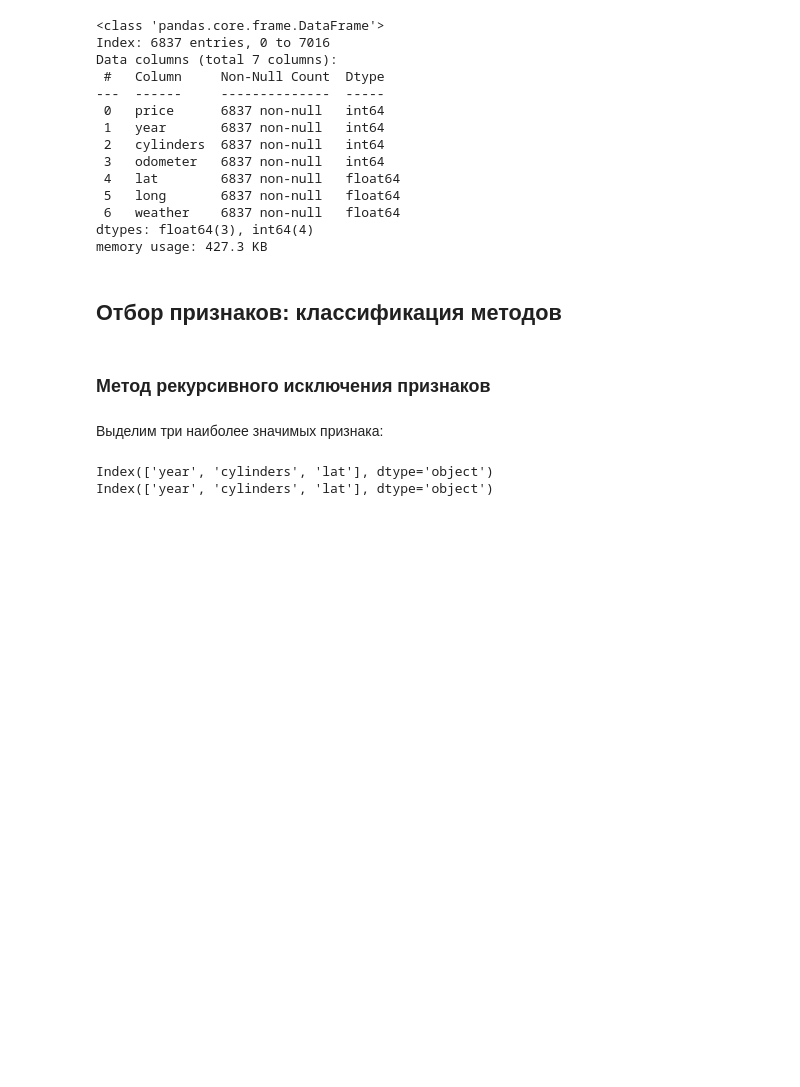
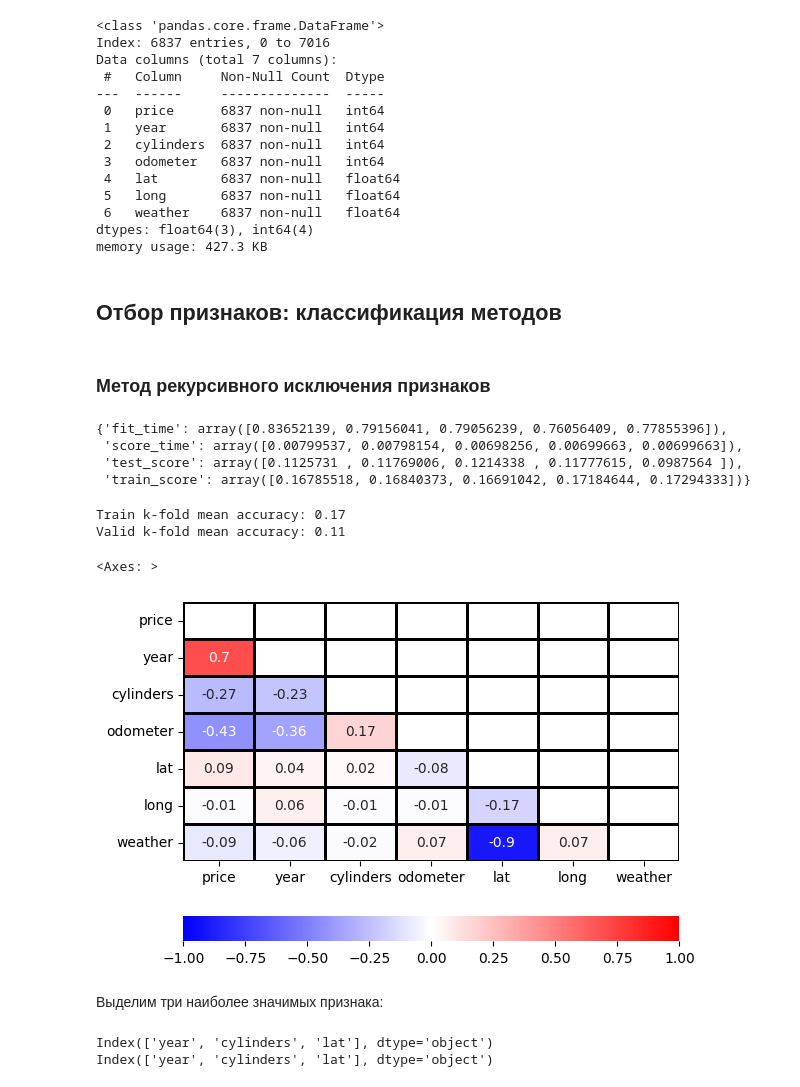
Before and after one commit to Ildar-Shamaev/ML, a Jupyter notebook: ML_6_Selection_and_selection_of_traits/Mini_project.ipynb, the cells around one changed output. Drawn from its saved outputs; the diff is of its cells as text; code cells hidden in the pictures; blank space fills up the shorter version.

```diff
--- a/ML_6_Selection_and_selection_of_traits/Mini_project.ipynb
+++ b/ML_6_Selection_and_selection_of_traits/Mini_project.ipynb
@@ -82,3 +87,54 @@ X_train, X_test, y_train, y_test = train_test_split(x, y, test_size=0.3, random_
+# %%
+#Создаём модель
+model = tree.DecisionTreeClassifier(
+    criterion='entropy', #критерий информативности
+    max_depth=7, #максимальная глубина
+    min_samples_leaf=5, #минимальное число объектов в листе
+    random_state=42 #генератор случайных чисел
+)
+
+#Создаём объект кросс-валидатора KFold
+kf = model_selection.KFold(n_splits=5)
+
+#Считаем метрики на кросс-валидации k-fold
+cv_metrics = model_selection.cross_validate(
+    estimator=model, #модель
+    X=X, #матрица наблюдений X
+    y=y, #вектор ответов y
+    cv=kf, #кросс-валидатор
+    scoring='accuracy', #метрика
+    return_train_score=True #подсчёт метрики на тренировочных фолдах
+)
+display(cv_metrics)
+# %% [output]
+{'fit_time': array([0.83652139, 0.79156041, 0.79056239, 0.76056409, 0.77855396]),
+ 'score_time': array([0.00799537, 0.00798154, 0.00698256, 0.00699663, 0.00699663]),
+ 'test_score': array([0.1125731 , 0.11769006, 0.1214338 , 0.11777615, 0.0987564 ]),
+ 'train_score': array([0.16785518, 0.16840373, 0.16691042, 0.17184644, 0.17294333])}
+# %%
+print('Train k-fold mean accuracy: {:.2f}'.format(np.mean(cv_metrics['train_score'])))
+print('Valid k-fold mean accuracy: {:.2f}'.format(np.mean(cv_metrics['test_score'])))
+# %% [output]
+Train k-fold mean accuracy: 0.17
+Valid k-fold mean accuracy: 0.11
+# %%
+filtr_2=np.triu(data.corr(numeric_only=True).round(2))
+
+temp=data.corr(numeric_only=True).round(2)
+
+sns.heatmap(temp, # df
+            annot=True, # вывод надписей (подписать фон)
+            vmin=-1, vmax=1, center= 0,# граници тепловой шкалы
+            cmap= 'bwr',    # палитра цветов  https://matplotlib.org/2.0.2/examples/color/colormaps_reference.html
+            linewidths=2, linecolor='black', # толщина и цвет оконтовки ячеек
+            cbar_kws= {'orientation': 'horizontal'},  # отображать цветовую шкалу горизонтально
+            # cbar=False,  # убрать цветовую шкалу
+            # square=True,    # форма ячеек квадрат
+            mask=filtr_2  # фильтор выводимых значений
+            )
+# %% [output]
+<Axes: >
+[figure, added]
 # %% [markdown]
 Выделим три наиболее значимых признака:
 # %%
```
Also changed, not shown: parts of 2 cells of this notebook, 2 other files.
